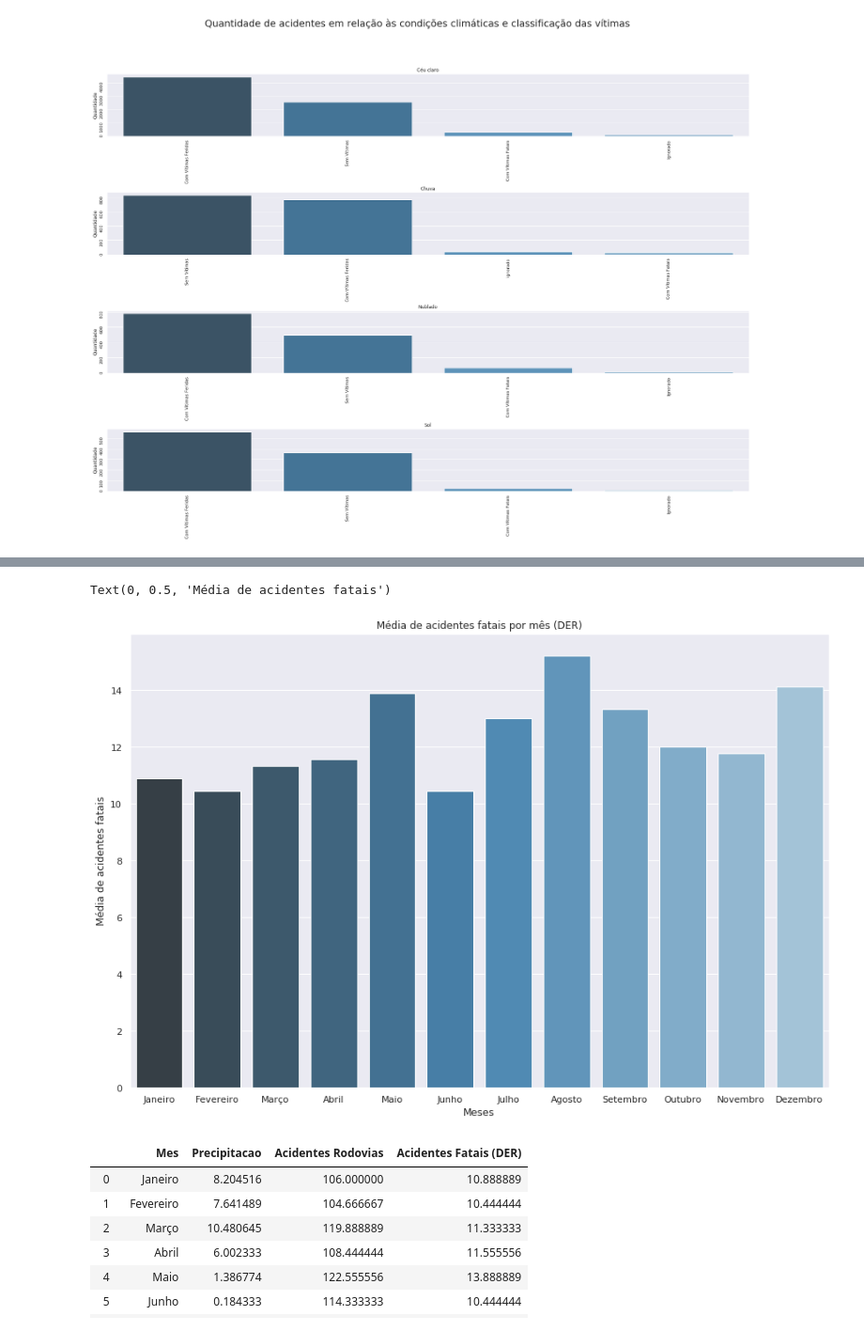
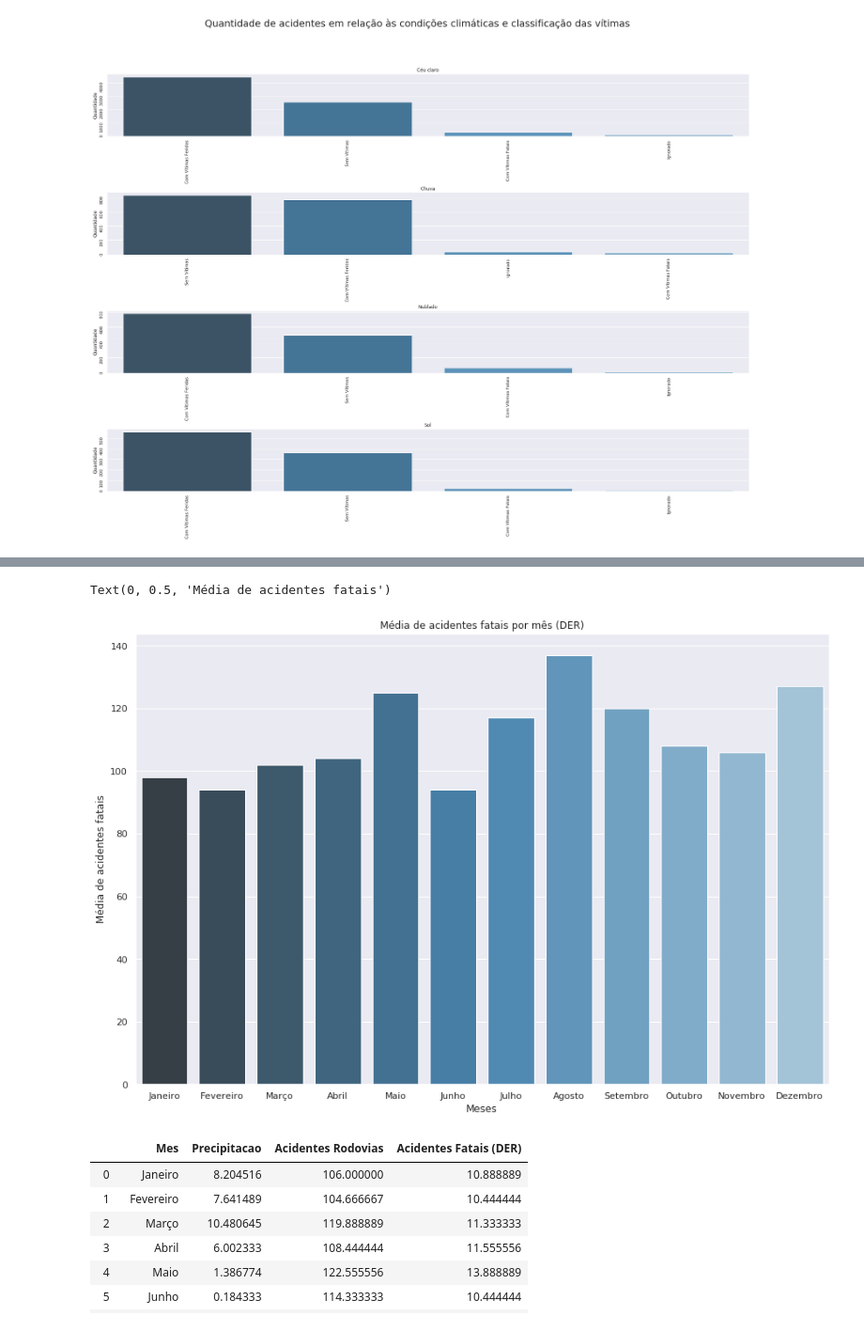
Before and after one commit to IagoCarvalho/tcc_scripts, a Jupyter notebook: QP02-Analysis.ipynb, the cells around one changed output, grey strips where cells are left out. Shown at 94% size. Drawn from its saved outputs; the diff is of its cells as text; code cells hidden in the pictures.

```diff
--- a/QP02-Analysis.ipynb
+++ b/QP02-Analysis.ipynb
@@ -319,22 +311,22 @@ plota_acidentes_condicao_meteorologica('classificacao_acidente', titulo)
 # %%
 df_acidentes_fatais_2008_2017['Data'] = pd.to_datetime(df_acidentes_fatais_2008_2017['Data'], dayfirst=True)
 df_acidentes_fatais_2008_2017['Mes'] = df_acidentes_fatais_2008_2017['Data'].dt.month
 media_acidentes_der_meses = df_acidentes_fatais_2008_2017.groupby('Mes').count().reset_index()
-media_acidentes_der_meses['Natureza'] = media_acidentes_der_meses['Natureza'] / 9
+# media_acidentes_der_meses['Natureza'] = media_acidentes_der_meses['Natureza'] / 9
 media_acidentes_der_meses = media_acidentes_der_meses[['Mes', 'Natureza']]
 media_acidentes_der_meses['Mes'] = media_acidentes_der_meses['Mes'].replace(dict_meses)
 media_acidentes_der_meses
 
 sns.barplot(x = media_acidentes_der_meses['Mes'],
             y = media_acidentes_der_meses['Natureza'],
             data = media_acidentes_der_meses,
             palette = "Blues_d")
 plt.title("Média de acidentes fatais por mês (DER)")
 plt.xlabel("Meses")
 plt.ylabel("Média de acidentes fatais")
 # %% [output]
 Text(0, 0.5, 'Média de acidentes fatais')
-[figure, old version]
+[figure, new version]
 # %%
 medias_acidentes_precipitacao = pd.merge(media_precipitacao_meses, media_acidentes_rodovias_meses, left_on='Mes', right_on='Mes')
 medias_acidentes_precipitacao = medias_acidentes_precipitacao.merge(media_acidentes_der_meses, on='Mes')
```
Also changed, not shown: parts of 8 cells of this notebook.
